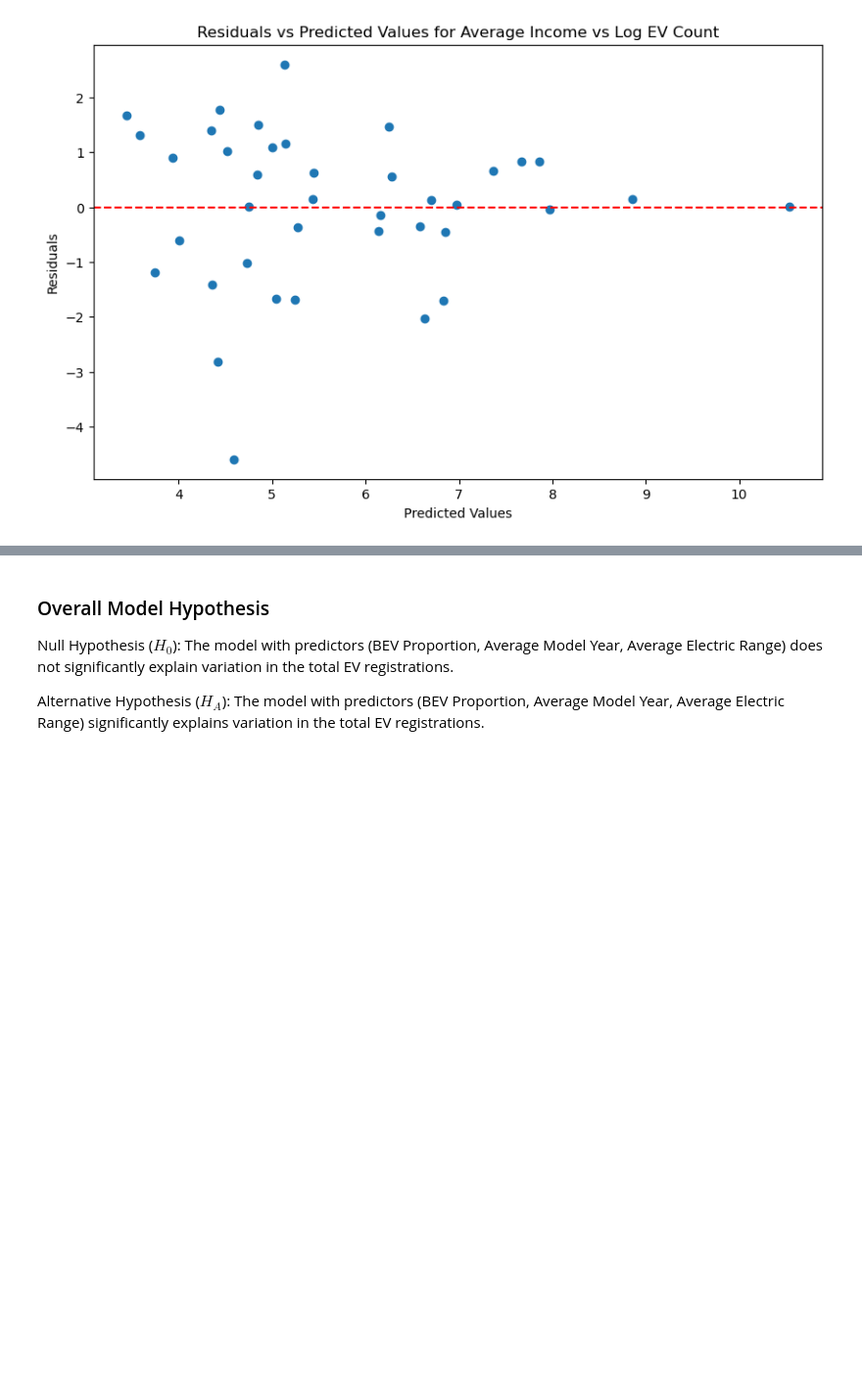
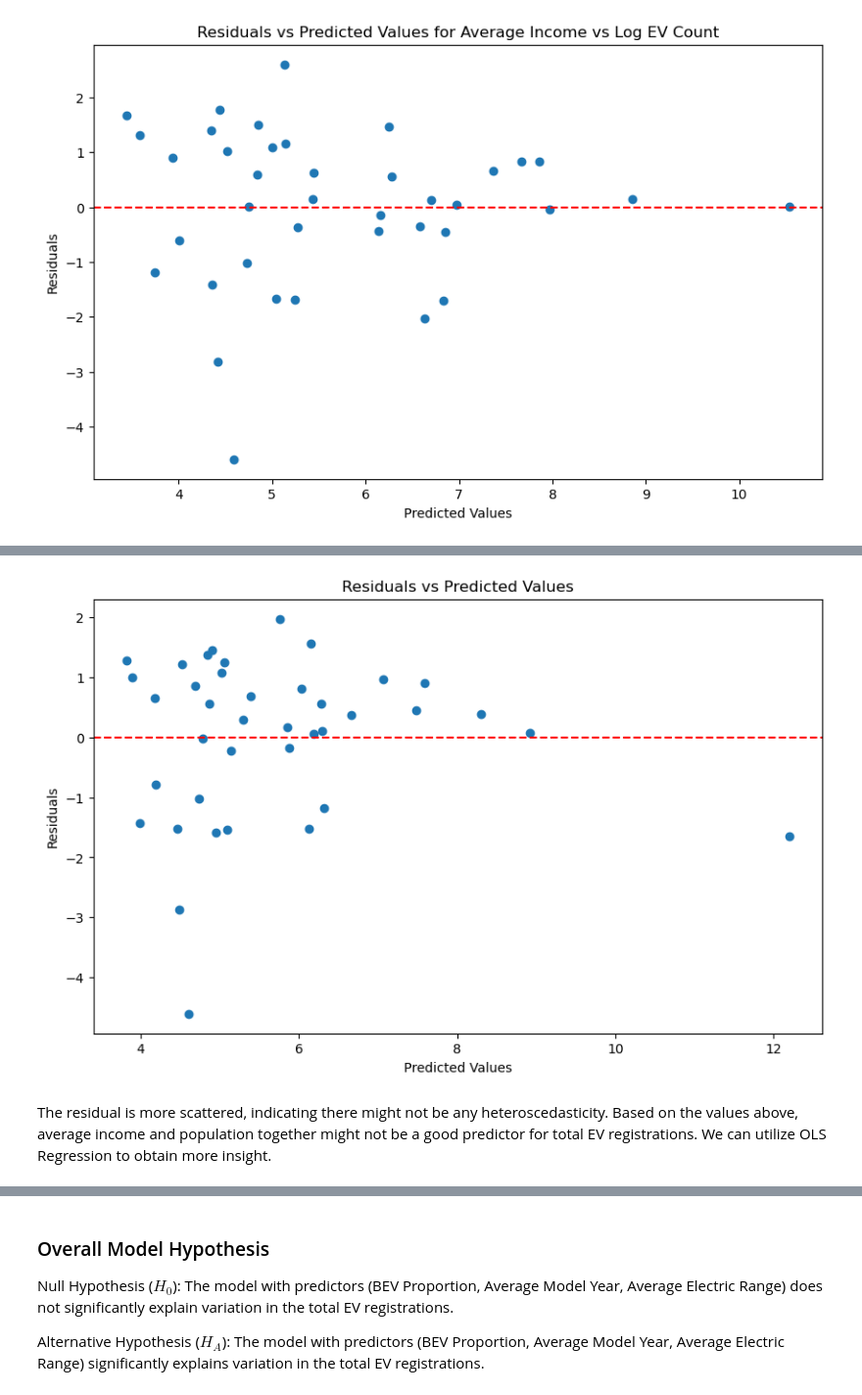
Before and after one commit to vivianzhou1288/info2950-final, a Jupyter notebook: Phase4.ipynb, the cells around one changed output, grey strips where cells are left out. Shown: that part at 98% size. Cells and saved outputs as stored; diff of their text form; code cells hidden in the pictures; blank space fills up the shorter version.

```diff
--- a/Phase4.ipynb
+++ b/Phase4.ipynb
@@ -309,0 +358,18 @@ plt.show()
+# %%
+# Perform linear regression
+filtered_df["Log EV Count"] = np.log(filtered_df["Total EV Count"])
+X = filtered_df[["Median Income", "Population"]].values
+y = filtered_df["Log EV Count"].values
+model = LinearRegression()
+model.fit(X, y)
+y_pred = model.predict(X)
+r2 = r2_score(y, y_pred)
+print(f"R-squared: {r2:.2f}")
+coefficients = model.coef_
+intercept = model.intercept_
+
+print("Coefficients:")
+for var, coef in zip(["Median Income", "Population"], coefficients):
+    print(f"  {var}: {coef:.2f}")
+
+print(f"Intercept: {intercept:.2f}")
@@ -309,0 +384,13 @@ plt.show()
+# %%
+residuals = y - y_pred
+plt.figure(figsize=(10, 6))
+plt.scatter(y_pred, residuals)
+plt.axhline(y=0, color='r', linestyle='--')
+plt.xlabel('Predicted Values')
+plt.ylabel('Residuals')
+plt.title('Residuals vs Predicted Values')
+plt.show()
+# %% [output]
+[figure, added]
+# %% [markdown]
+The residual is more scattered, indicating there might not be any heteroscedasticity. Based on the values above, average income and population together might not be a good predictor for total EV registrations. We can utilize OLS Regression to obtain more insight.
```
Also changed, not shown: parts of 41 cells of this notebook, 3 other files.
